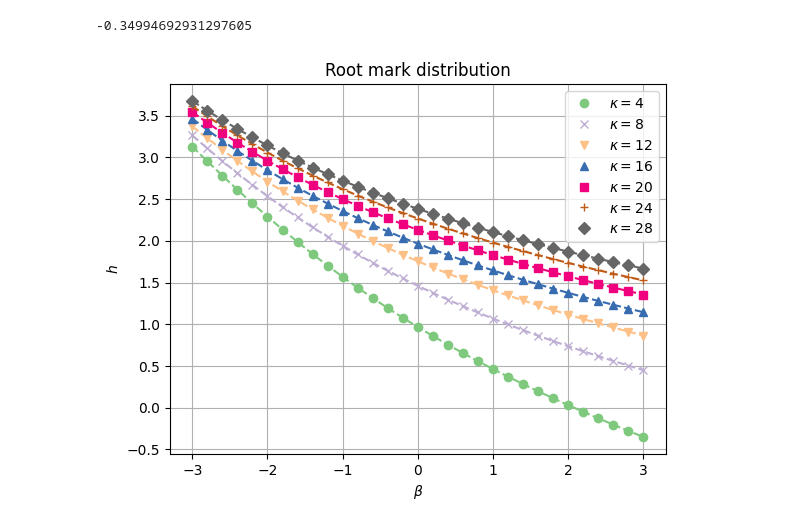
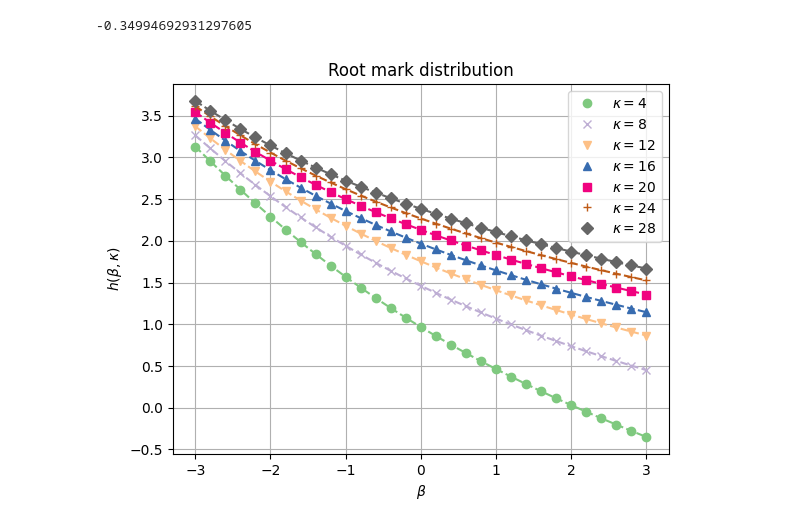
Before and after one commit to YizhongHu/statistical_mechanics_on_graphs, a Jupyter notebook: src/hardcore_ising.ipynb, the cells around one changed output. Drawn from its saved outputs; the diff is of its cells as text; code cells hidden in the pictures.

```diff
--- a/src/hardcore_ising.ipynb
+++ b/src/hardcore_ising.ipynb
@@ -407,14 +407,14 @@ solve_h(4, 3)
 # %%
 colormap = mpl.colormaps['Accent']
 colors = [colormap(i) for i in np.linspace(0, 1, len(res))]
 for probabilities, m, kappa, color in zip(res, markers, kappas, colors):
     plt.plot(betas, np.log((1 - 2 * probabilities) / probabilities), m, color=color, label=f'$\kappa={kappa}$')
     plt.plot(betas, [solve_h(kappa, beta) for beta in betas], '--', color=color)
 plt.title('Root mark distribution')
 plt.xlabel('$\\beta$')
-plt.ylabel('$h$')
+plt.ylabel('$h(\\beta, \\kappa)$')
 plt.grid(True)
 plt.legend()
 plt.savefig('../img/HA_Ising/h_value.png')
 # %% [output]
-[figure, old version]
+[figure, new version]
```
Also changed, not shown: 2 other files.
